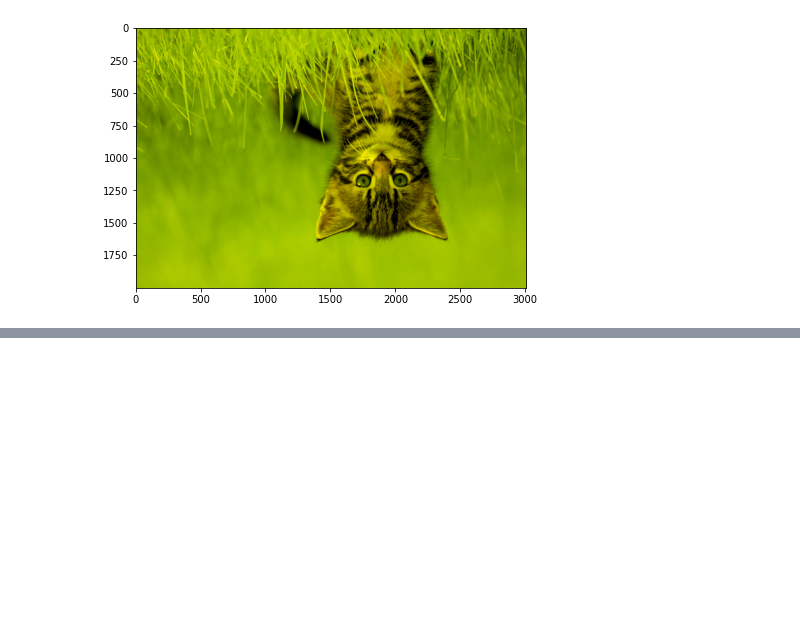
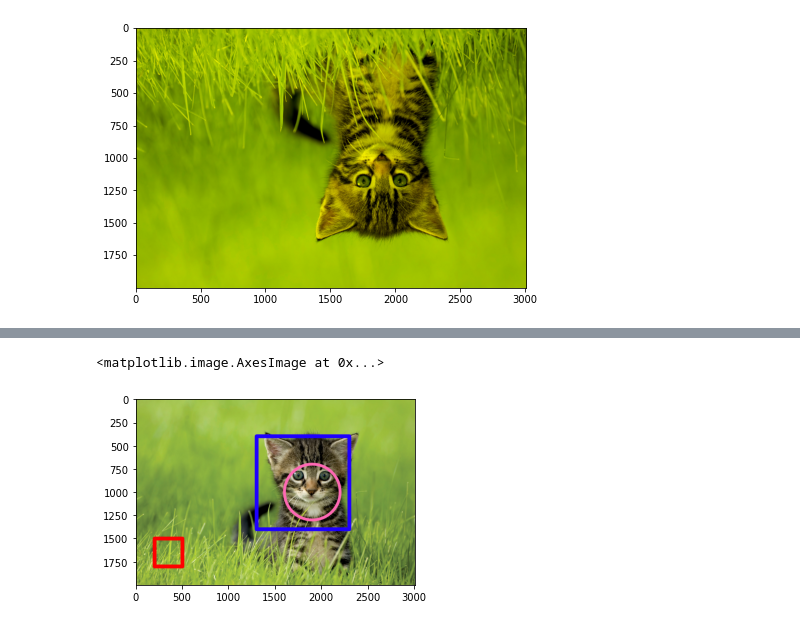
Before and after one commit to wildanbash/PCVK, a Jupyter notebook: Week2.ipynb, the cells around one changed output, grey strips where cells are left out. Cells and saved outputs as stored; diff of their text form; code cells hidden in the pictures; blank space fills up the shorter version.

```diff
--- a/Week2.ipynb
+++ b/Week2.ipynb
@@ -200,0 +205,13 @@ ax.imshow(cv.cvtColor(img, cv.COLOR_BGR2RGB))
+# %%
+#7. Buat rectangle pada bagian sudut bawah kiri channel B pada color space RGB dari citra kitten01.jpg
+img = cv.imread('/content/drive/MyDrive/PCVK_MM/Images/kitten01.jpg')
+fig = plt.figure(figsize=(5,5))
+
+ax = fig.add_subplot(111)
+cv.rectangle(img, pt1=(2300,400), pt2=(1300,1400), color=(255, 0, 30), thickness = 40)
+cv.circle(img, center=(1900, 1000), radius=300, color=(180, 105, 255), thickness = 30)
+cv.rectangle(img,pt1=(200, 1500),pt2=(500, 1800),color=(0, 0, 255),thickness = 40)
+ax.imshow(cv.cvtColor(img, cv.COLOR_BGR2RGB))
+# %% [output]
+<matplotlib.image.AxesImage at 0x...>
+[figure, added]
```
Also changed, not shown: parts of 3 cells of this notebook.
